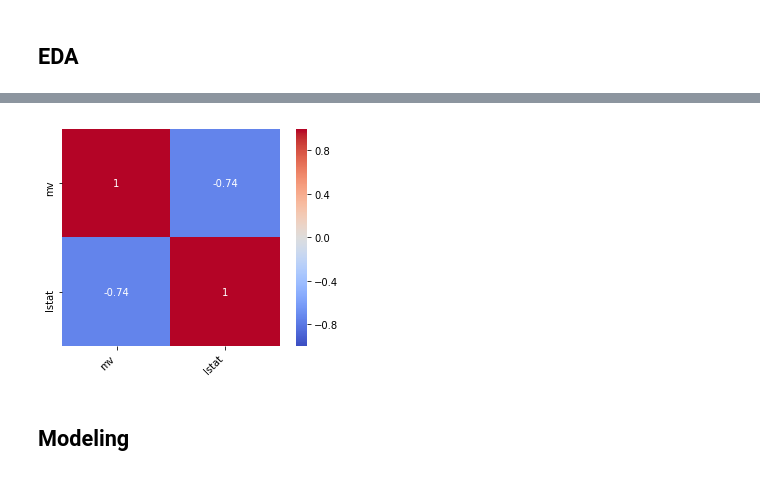
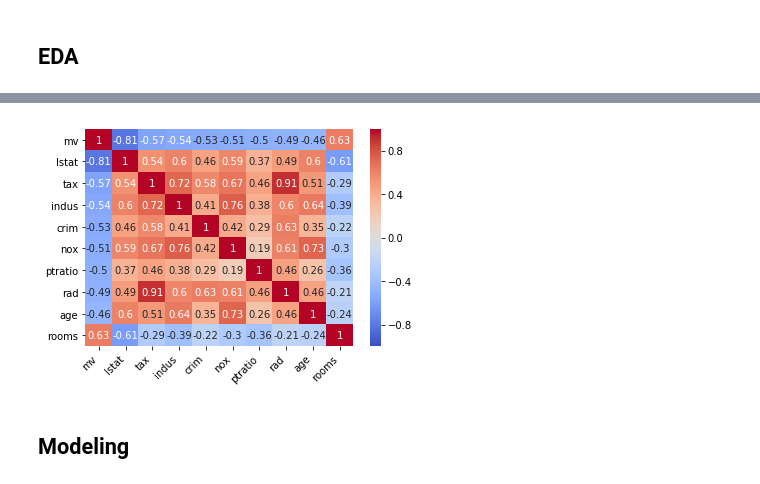
Before and after one commit to bstrain71/422_boston_housing, a Jupyter notebook: Strain_Boston_Housing.ipynb, the cells around one changed output, grey strips where cells are left out. Cells and saved outputs as stored; diff of their text form; code cells hidden in the pictures.

```diff
--- a/Strain_Boston_Housing.ipynb
+++ b/Strain_Boston_Housing.ipynb
@@ -18,6 +18,8 @@ df = pd.read_csv('https://raw.githubusercontent.com/bstrain71/422_boston_housing
 
 # remove neighborhood column IAW instructions
 df = df.drop(columns=['neighborhood'])
+
+base_df = df # save this to call column names, etc
 # %% [markdown]
 ## helper code - this is just to miminize
 # %%
@@ -288,11 +290,9 @@ dtype: float64
 # %% [markdown]
 ## EDA
 # %%
-
-
 # i would like to predict the natural log vice the actual values
-# this will make it easier to scale the data
-#df['mv'] = np.log(df['mv'])
+df['mv'] = np.log(df['mv'])
+df = pd.DataFrame(df)
 
 print(df.shape)
 df.describe()
@@ -340,0 +310,12 @@ Name: mv, dtype: float64
+# %%
+# preprocess the data - scale everything to zero mean and unit variance
+# scale everything but the response variable
+no_response = df.drop(columns=['mv'])
+df_preprocessing = sklearn.preprocessing.scale(no_response)
+df = pd.concat((pd.DataFrame(df_preprocessing),
+                pd.DataFrame(df['mv'])),
+               axis = 1)
+
+df.columns = list(base_df.columns)
+
+df.describe()
@@ -353,22 +344,22 @@ sns.heatmap(corr[['mv']].
 # %%
 # correlation matrix with the top contenders for good predictive variables
-mvp_corr = df[['mv','lstat']].corr()
+mvp_corr = df[['mv','lstat','tax','indus','crim','nox','ptratio','rad','age','rooms']].corr()
 
 
 ax = sns.heatmap(
     mvp_corr,
     vmin=-1, vmax=1, center=0,
     cmap='coolwarm',
-    square=True,
     annot=True
 )
+
 ax.set_xticklabels(
     ax.get_xticklabels(),
     rotation=45,
     horizontalalignment='right'
 );
 # %% [output]
-[figure, old version]
+[figure, new version]
 # %% [markdown]
 ## Modeling
 # %% [markdown]
```
Also changed, not shown: parts of 3 cells of this notebook.
